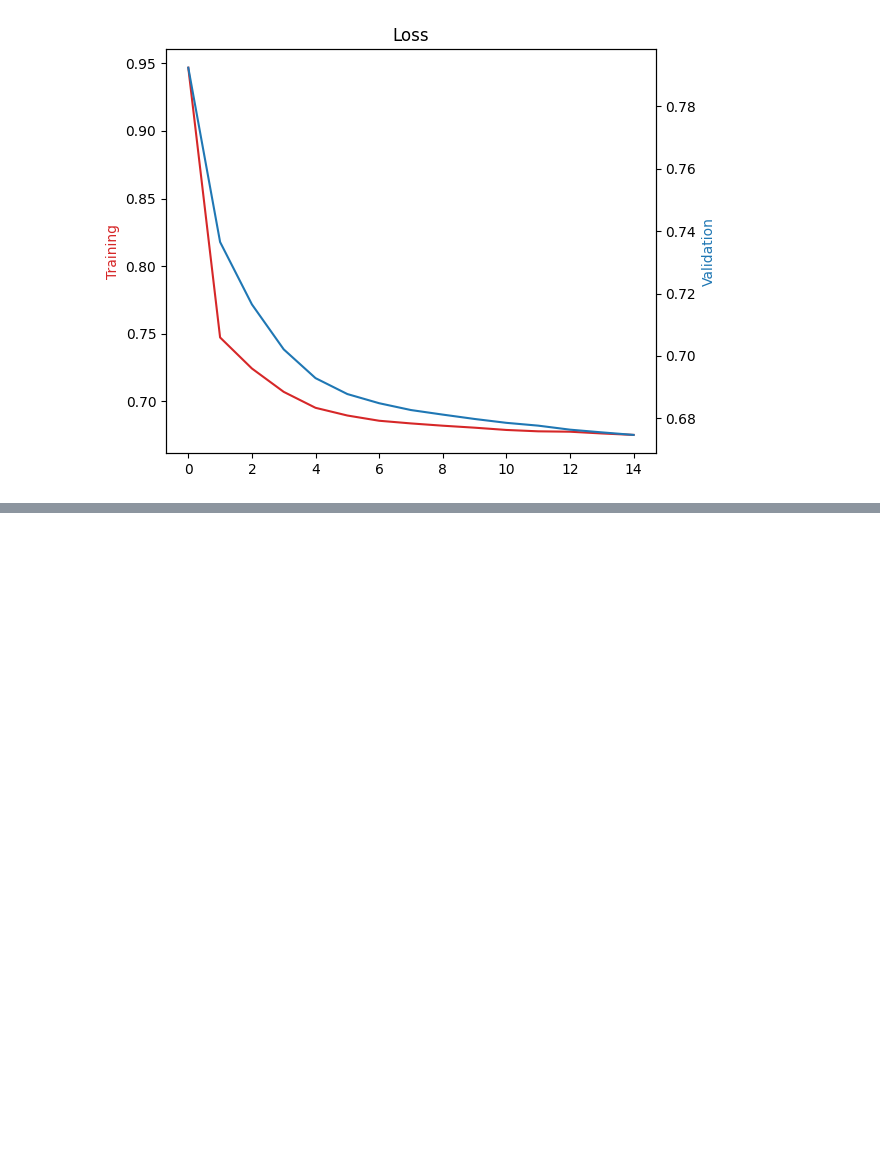
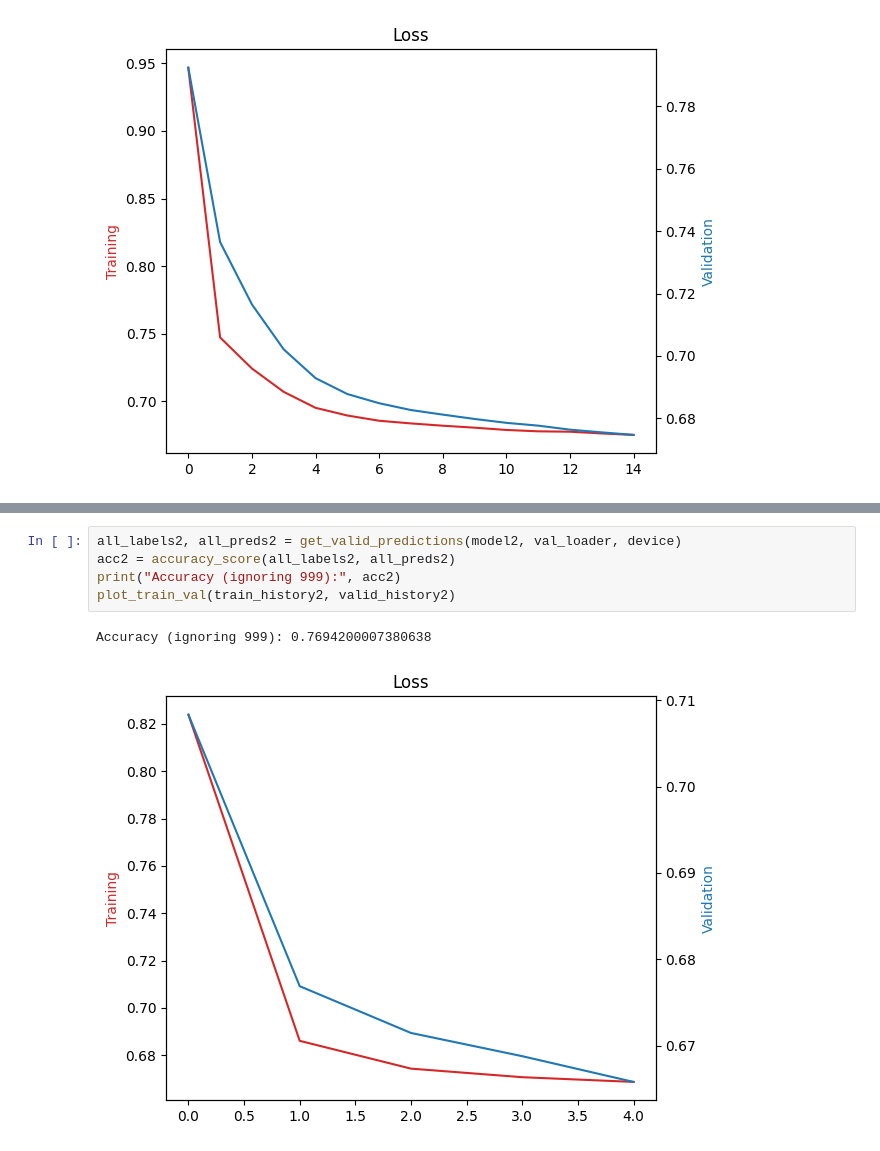
Before and after one commit to julesmf/la_rondelle, a Jupyter notebook: temp.ipynb, the cells around one changed output, grey strips where cells are left out. Drawn from its saved outputs; the diff is of its cells as text; blank space fills up the shorter version.

```diff
--- a/temp.ipynb
+++ b/temp.ipynb
@@ -523,0 +430,8 @@ Accuracy (ignoring 999): 0.7694200007380638
+# %%
+all_labels2, all_preds2 = get_valid_predictions(model2, val_loader, device)
+acc2 = accuracy_score(all_labels2, all_preds2)
+print("Accuracy (ignoring 999):", acc2)
+plot_train_val(train_history2, valid_history2)
+# %% [output]
+Accuracy (ignoring 999): 0.7694200007380638
+[figure, added]
```
Also changed, not shown: parts of 4 cells of this notebook, 1 other file.
